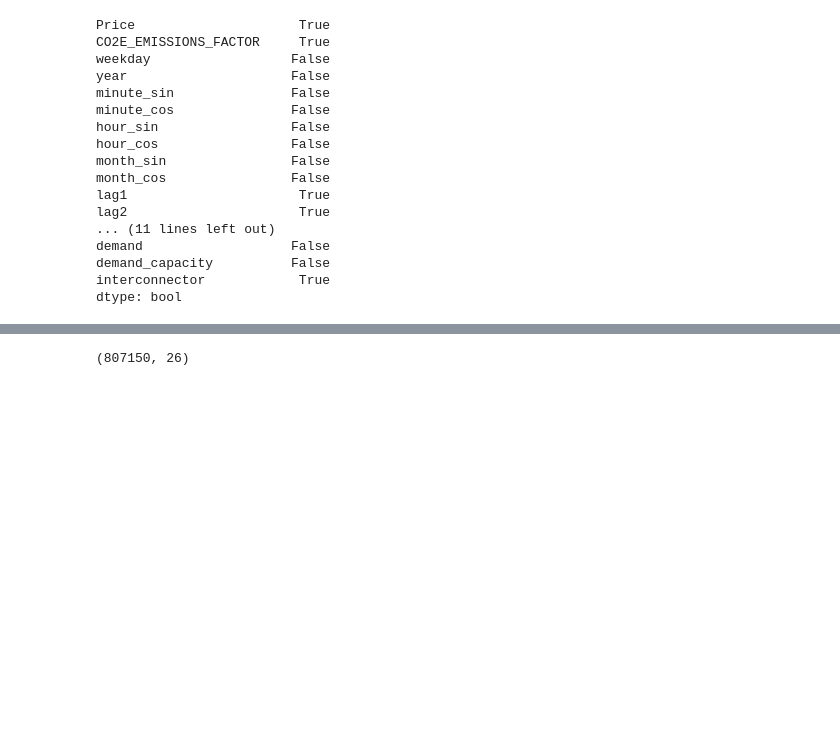
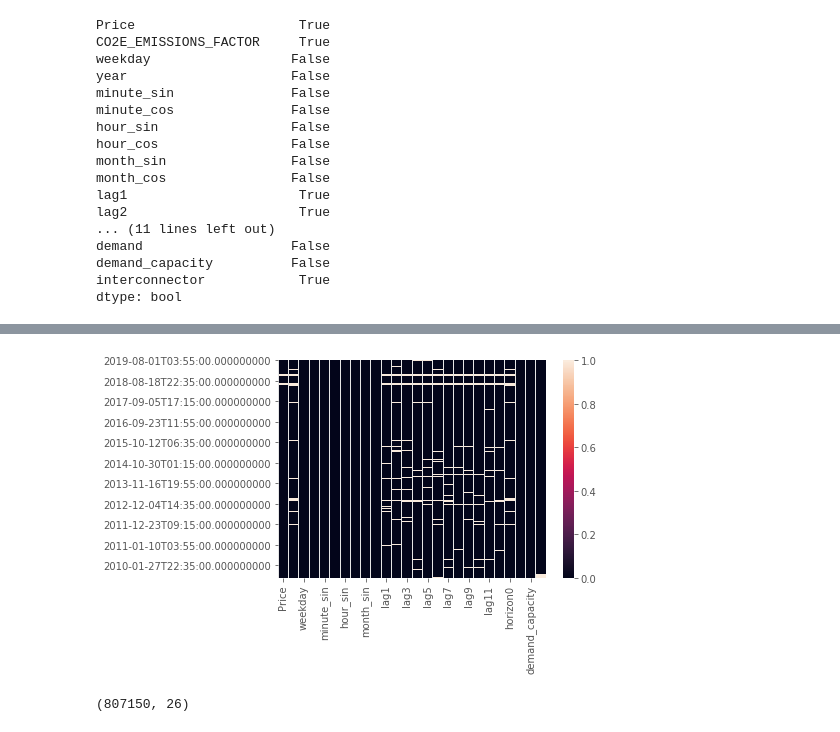
Before and after one commit to bkubsch/marginal-carbon, a Jupyter notebook: notebooks/8a_data_prep.ipynb, the cells around one changed output, grey strips where cells are left out. Saved outputs shown, nothing was run; the diff lists cells and outputs as text; code cells hidden in the pictures; blank space fills up the shorter version.

```diff
--- a/notebooks/8a_data_prep.ipynb
+++ b/notebooks/8a_data_prep.ipynb
@@ -191,0 +200,3 @@ pd.to_pickle(df, file_path)
+# %%
+df = pd.read_pickle('../../big_data/df_dirty_interconnectors.pkl')
+df.head()
@@ -191,0 +283,9 @@ pd.to_pickle(df, file_path)
+# %%
+import matplotlib.pyplot as plt
+import seaborn as sns
+
+plt.style.use('ggplot')
+
+fig = sns.heatmap(df.isna(), yticklabels=100000)
+# %% [output]
+[figure, added]
```
Also changed, not shown: parts of 11 cells of this notebook, 5 other files.
